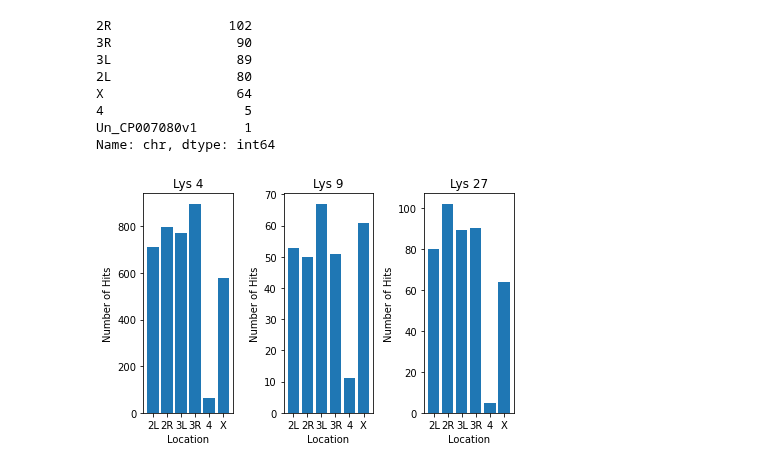
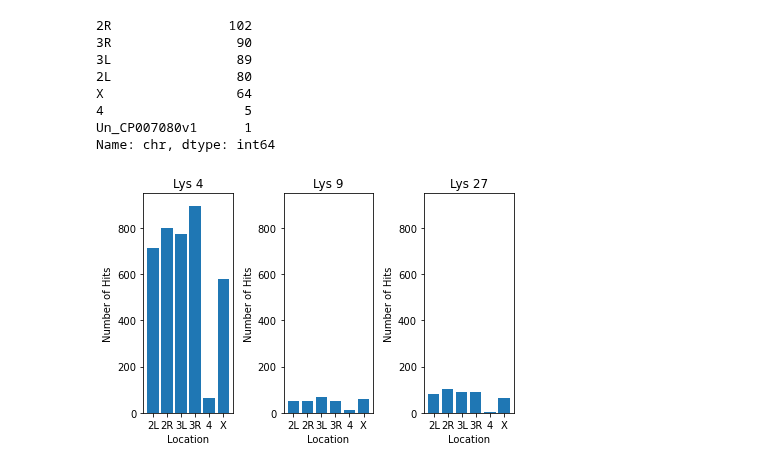
Before and after one commit to chende35/qbb2020-answers, a Jupyter notebook: day1-lunch/Qustion2.ipynb, the cells around one changed output. Drawn from its saved outputs; the diff is of its cells as text; code cells hidden in the pictures.

```diff
--- a/day1-lunch/Qustion2.ipynb
+++ b/day1-lunch/Qustion2.ipynb
@@ -200,25 +200,28 @@ Name: chr, dtype: int64
 # %%
 fig, ax = plt.subplots( 1,3 )
 ax[0].bar( coi2, chr_k4.loc[ coi2 ] )
 ax[0].set_xlabel("Location")
 ax[0].set_ylabel("Number of Hits")
 ax[0].set_title("Lys 4")
+ax[0].set_ylim(0, 950)
 ax[1].bar( coi2, chr_k9.loc[ coi2 ] )
 ax[1].set_xlabel("Location")
 ax[1].set_ylabel("Number of Hits")
 ax[1].set_title("Lys 9")
+ax[1].set_ylim(0, 950)
 ax[2].bar( coi2, chr_k27.loc[ coi2 ] )
 ax[2].set_xlabel("Location")
 ax[2].set_ylabel("Number of Hits")
 ax[2].set_title("Lys 27")
+ax[2].set_ylim(0, 950)
 fig.tight_layout()
 #plt.xlabel('Location')
 #plt.ylabel('Number of Hits')
 #plt.suptitle('K4')
 
 #ax[1].plot( x2, y2 )
-#ax[0].set_xlim(0.0,6.0)
+#
 #ax[0].set_ylim(0.0,200.0)
 #pltpy.show()
 # %% [output]
-[figure, old version]
+[figure, new version]
```
Also changed, not shown: parts of 1 cell of this notebook.
